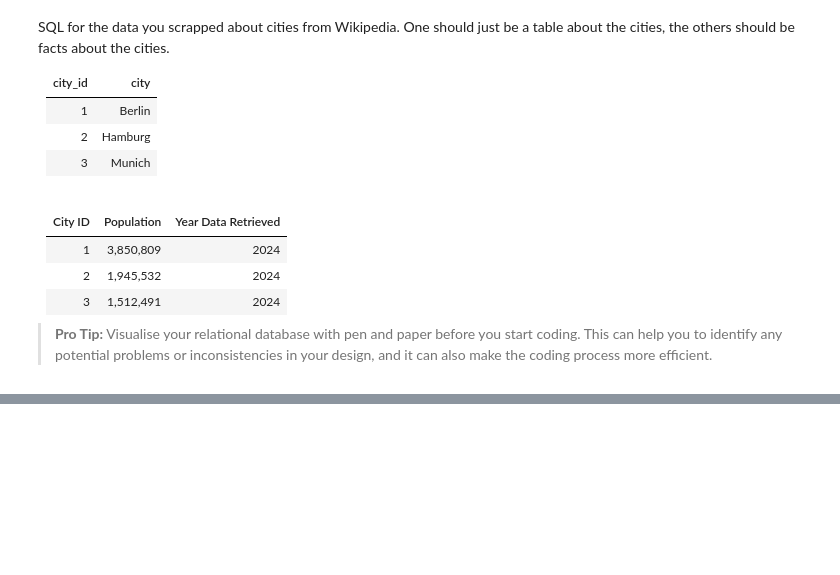
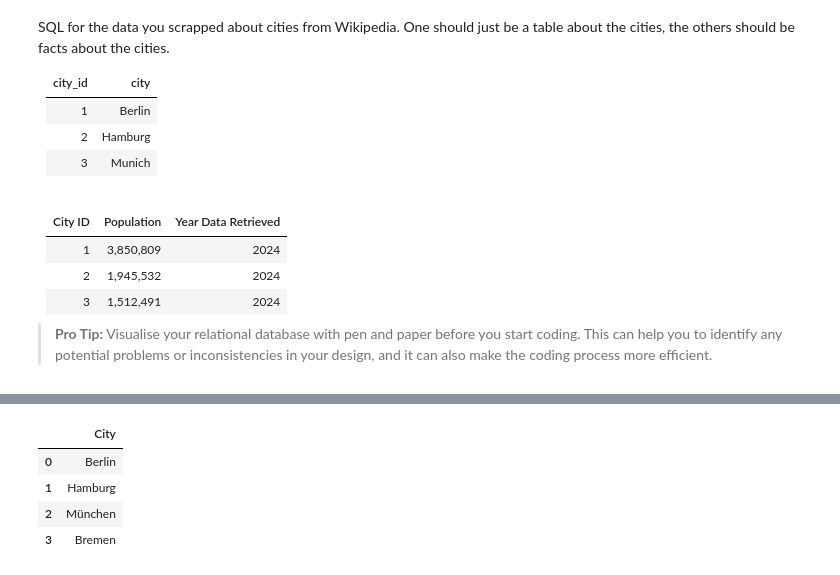
Before and after one commit to lippsmar/Data-Science-Bootcamp, a Jupyter notebook: 5_Data Pipelines on the Cloud/Notebooks/5_1_2_python_to_sql.ipynb, the cells around one changed output, grey strips where cells are left out. Drawn from its saved outputs; the diff is of its cells as text; code cells hidden in the pictures; blank space fills up the shorter version.

```diff
--- a/5_Data Pipelines on the Cloud/Notebooks/5_1_2_python_to_sql.ipynb
+++ b/5_Data Pipelines on the Cloud/Notebooks/5_1_2_python_to_sql.ipynb
@@ -229,0 +276,10 @@ Now that you've learnt how to send and retrieve information, it's your turn to s
+# %%
+cities = scrape_city_data["City"].unique()
+cities_df = pd.DataFrame({"City": cities})
+cities_df
+# %% [output]
+|  | City |
+| 0 | Berlin |
+| 1 | Hamburg |
+| 2 | München |
+| 3 | Bremen |
```
Also changed, not shown: parts of 10 cells of this notebook, 2 other files.
